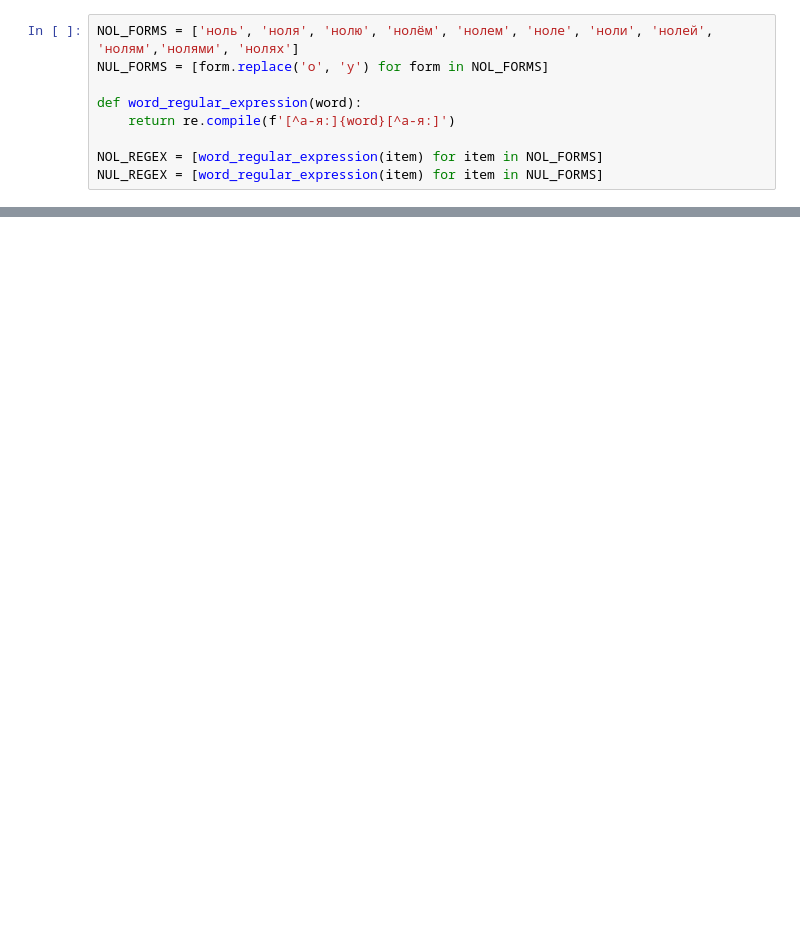
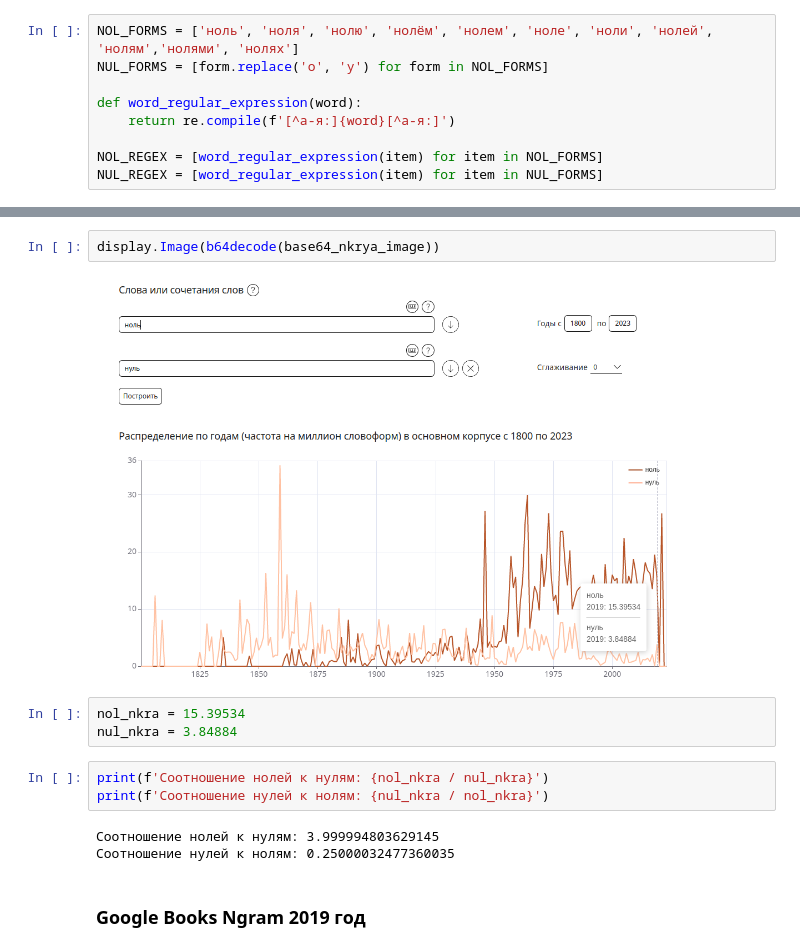
Before and after one commit to falseness/computational_linguistics, a Jupyter notebook: homework0.ipynb, the cells around one changed output, grey strips where cells are left out. Drawn from its saved outputs; the diff is of its cells as text; blank space fills up the shorter version.

```diff
--- a/homework0.ipynb
+++ b/homework0.ipynb
@@ -395,0 +245,15 @@ soup2.find_all('a')
+# %%
+display.Image(b64decode(base64_nkrya_image))
+# %% [output]
+[figure, added]
+# %%
+nol_nkra = 15.39534
+nul_nkra = 3.84884
+# %%
+print(f'Соотношение нолей к нулям: {nol_nkra / nul_nkra}')
+print(f'Соотношение нулей к нолям: {nul_nkra / nol_nkra}')
+# %% [output]
+Соотношение нолей к нулям: 3.999994803629145
+Соотношение нулей к нолям: 0.25000032477360035
+# %% [markdown]
+### Google Books Ngram 2019 год
```
Also changed, not shown: parts of 65 cells of this notebook.
